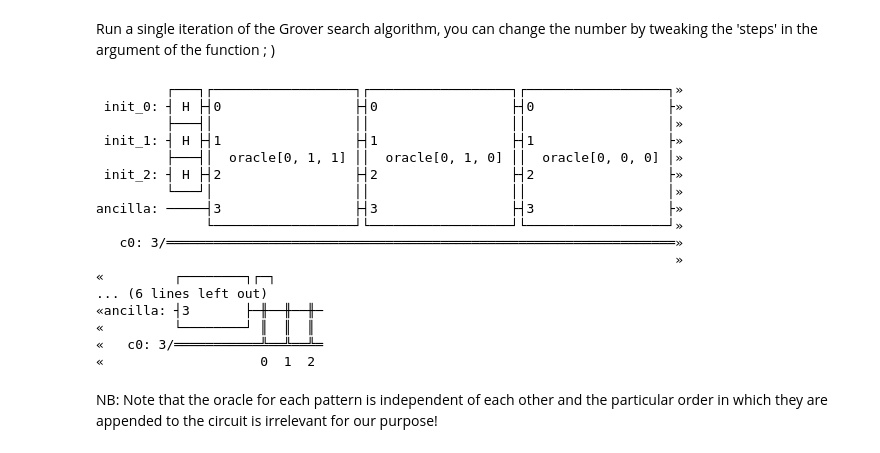
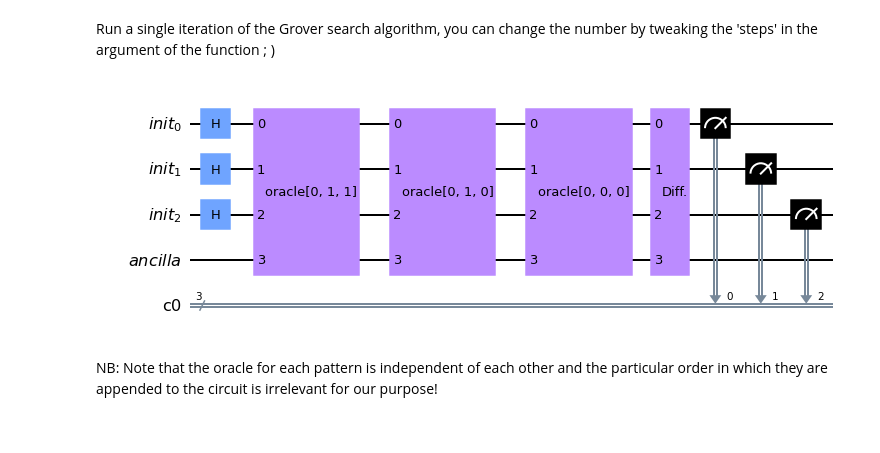
Before and after one commit to speQtrum/QulabsWorkspace-Rajarshi, a Jupyter notebook: QAE/QAE_Documented.ipynb, the cells around one changed output. Drawn from its saved outputs; the diff is of its cells as text; code cells hidden in the pictures.

```diff
--- a/QAE/QAE_Documented.ipynb
+++ b/QAE/QAE_Documented.ipynb
@@ -139,25 +139,9 @@ Run a single iteration of the Grover search algorithm, you can change the number
 # %%
 steps= 1
 circuit, job = run(patterns,steps)
-circuit.draw()
+circuit.draw(output = 'mpl')
 # %% [output]
-         ┌───┐┌──────────────────┐┌──────────────────┐┌──────────────────┐»
- init_0: ┤ H ├┤0                 ├┤0                 ├┤0                 ├»
-         ├───┤│                  ││                  ││                  │»
- init_1: ┤ H ├┤1                 ├┤1                 ├┤1                 ├»
-         ├───┤│  oracle[0, 1, 1] ││  oracle[0, 1, 0] ││  oracle[0, 0, 0] │»
- init_2: ┤ H ├┤2                 ├┤2                 ├┤2                 ├»
-         └───┘│                  ││                  ││                  │»
-ancilla: ─────┤3                 ├┤3                 ├┤3                 ├»
-              └──────────────────┘└──────────────────┘└──────────────────┘»
-   c0: 3/═════════════════════════════════════════════════════════════════»
-                                                                          »
-«         ┌────────┐┌─┐
-... (6 lines left out)
-«ancilla: ┤3       ├─╫──╫──╫─
-«         └────────┘ ║  ║  ║
-«   c0: 3/═══════════╩══╩══╩═
-«                    0  1  2
+[figure, added]
 # %% [markdown]
 NB: Note that the oracle for each pattern is independent of each other and the particular order in which they are appended to the circuit is irrelevant for our purpose!
 # %% [markdown]
```
Also changed, not shown: parts of 7 cells of this notebook.
